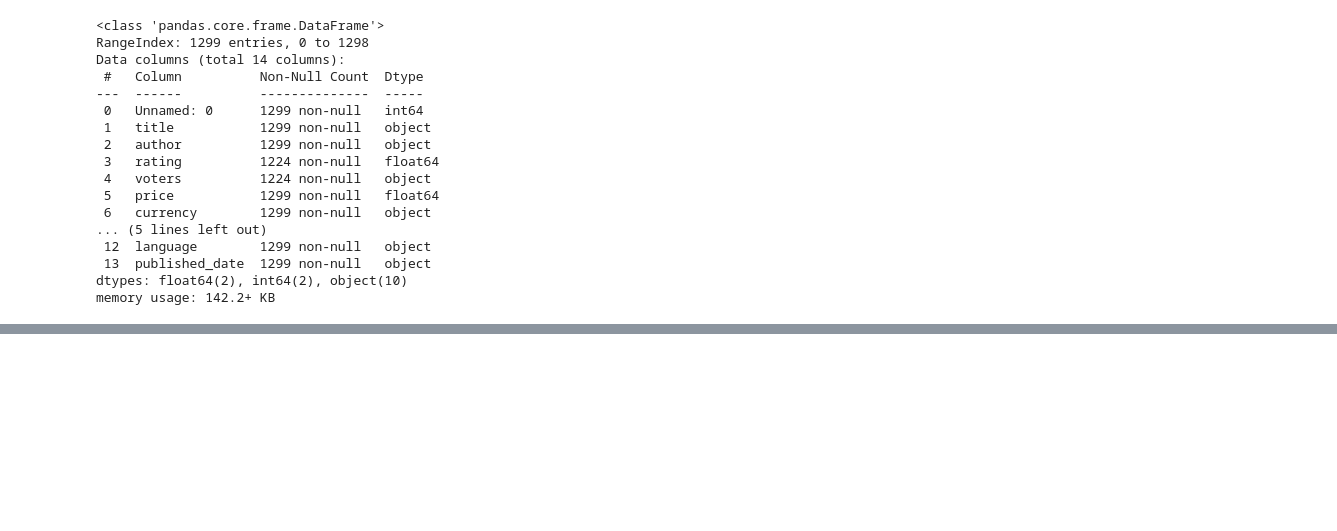
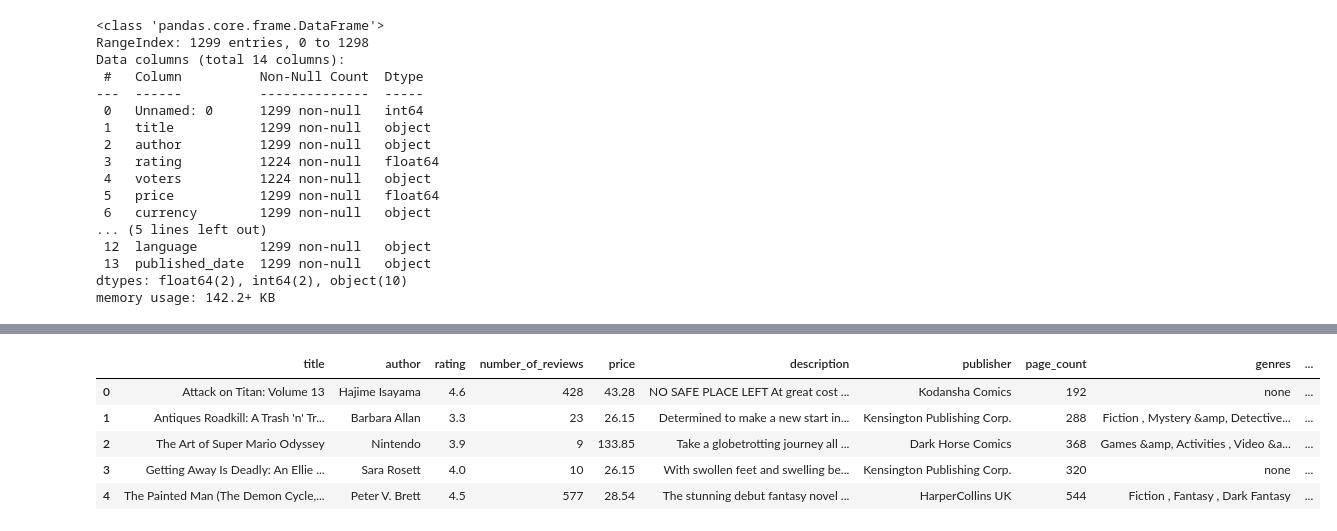
Before and after one commit to laurenmsapp1/comparison_books_audiobooks, a Jupyter notebook: notebooks/comparison_books.ipynb, the cells around one changed output, grey strips where cells are left out. Drawn from its saved outputs; the diff is of its cells as text; code cells hidden in the pictures; blank space fills up the shorter version.

```diff
--- a/notebooks/comparison_books.ipynb
+++ b/notebooks/comparison_books.ipynb
@@ -78,0 +245,14 @@ memory usage: 142.2+ KB
+# %%
+#Rename Columns to combine with other dataframe
+
+df_physical.rename(columns={"voters": "number_of_reviews"}, inplace=True)
+df_physical.rename(columns={"generes": "genres"}, inplace=True)
+df_physical.rename(columns={"Book Type": "book_type"}, inplace=True)
+df_physical.head()
+# %% [output]
+|  | title | author | rating | number_of_reviews | price | description | publisher | page_count | genres | ... |
+| 0 | Attack on Titan: Volume 13 | Hajime Isayama | 4.6 | 428 | 43.28 | NO SAFE PLACE LEFT At great cost ... | Kodansha Comics | 192 | none | ... |
+| 1 | Antiques Roadkill: A Trash 'n' Tr... | Barbara Allan | 3.3 | 23 | 26.15 | Determined to make a new start in... | Kensington Publishing Corp. | 288 | Fiction , Mystery &amp, Detective... | ... |
+| 2 | The Art of Super Mario Odyssey | Nintendo | 3.9 | 9 | 133.85 | Take a globetrotting journey all ... | Dark Horse Comics | 368 | Games &amp, Activities , Video &a... | ... |
+| 3 | Getting Away Is Deadly: An Ellie ... | Sara Rosett | 4.0 | 10 | 26.15 | With swollen feet and swelling be... | Kensington Publishing Corp. | 320 | none | ... |
+| 4 | The Painted Man (The Demon Cycle,... | Peter V. Brett | 4.5 | 577 | 28.54 | The stunning debut fantasy novel ... | HarperCollins UK | 544 | Fiction , Fantasy , Dark Fantasy | ... |
```
Also changed, not shown: parts of 24 cells of this notebook.
